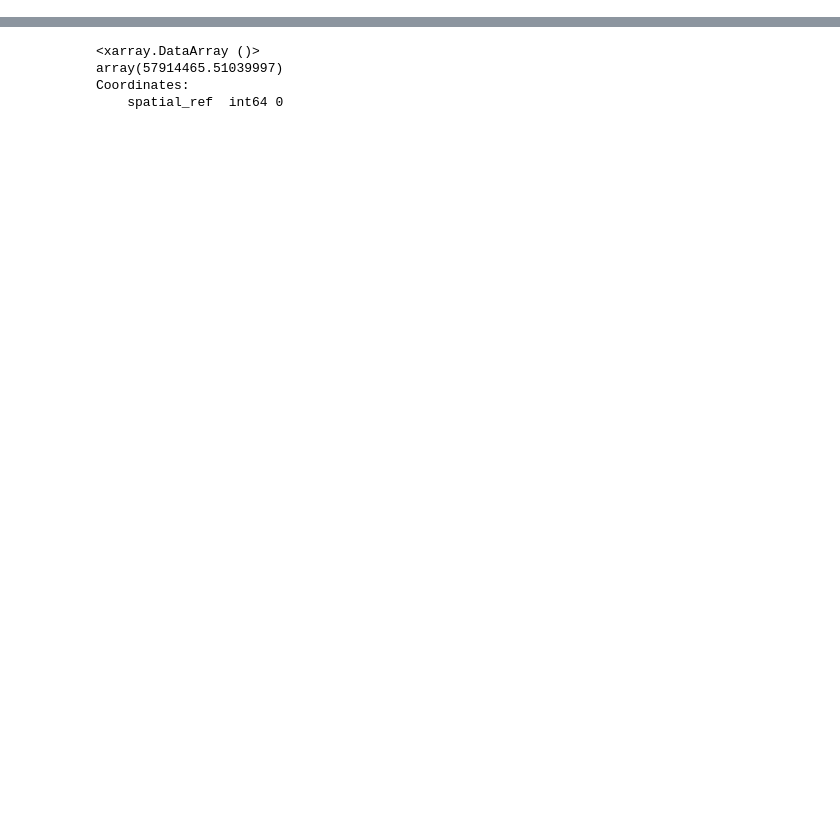
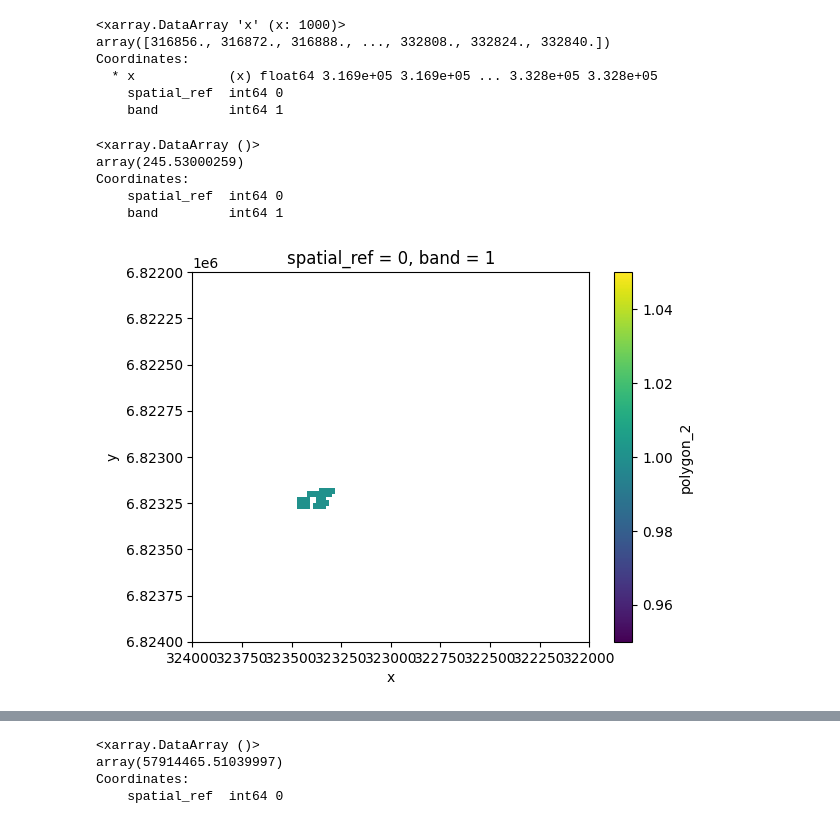
Before and after one commit to AvoinOrg/hiilikartta-data-service, a Jupyter notebook: notebooks/data.ipynb, the cells around one changed output, grey strips where cells are left out. Cells and saved outputs as stored; diff of their text form; code cells hidden in the pictures; blank space fills up the shorter version.

```diff
--- a/notebooks/data.ipynb
+++ b/notebooks/data.ipynb
@@ -159,4 +291,9 @@ asdf = await fetch_rasters_for_region(wkt=wkt, crs=3879)
 # %%
-rast = asdf[0][0]
+rows = await fetch_ground_carbon_for_region(wkt=wkt, crs=3067)
+
+rast = rows[0][0]
+
 with rio.MemoryFile(rast).open() as dataset:
-    carbon = rxr.open_rasterio(dataset)
+    ground_carbon_da = rxr.open_rasterio(dataset, masked=True)
+    ground_carbon_da.where(ground_carbon_da < 32766)
+    variables_ds["ground_carbon"] = ground_carbon_da.sel(band=1)
@@ -162,0 +320,9 @@ with rio.MemoryFile(rast).open() as dataset:
+# %%
+rows = await fetch_bio_carbon_for_region(wkt=wkt, crs=3067)
+
+rast = rows[0][0]
+
+with rio.MemoryFile(rast).open() as dataset:
+    bio_carbon_da = rxr.open_rasterio(dataset, masked=True)
+    bio_carbon_da.where(bio_carbon_da < 32766)
+    variables_ds["bio_carbon"] = bio_carbon_da.sel(band=1)
@@ -190,0 +426,19 @@ Attributes:
+# %%
+# Rasterize this polygon to match the shape and coordinates of the xarray dataset
+
+# Define the transform from dataset coordinates to the image
+transform = rio.transform.from_bounds(min(variables_ds.x),
+                                          min(variables_ds.y),
+                                          max(variables_ds.x),
+                                          max(variables_ds.y),
+                                          variables_ds.dims['x'],
+                                          variables_ds.dims['y'])
+
+# Use the geometry_mask function from rasterio to rasterize the polygon
+mask = rio.features.geometry_mask(zone.iloc[[0]].geometry, transform=transform, invert=True,
+                     out_shape=(len(variables_ds.y), len(variables_ds.x)))
+
+# Cast the mask (a numpy ndarray) into xarray DataArray
+dataarray = xr.DataArray(mask, coords=variables_ds.coords, dims=['y', 'x'])
+
+print(dataarray)
@@ -190,0 +627,25 @@ Attributes:
+# %%
+variables_ds["bio_carbon"].x
+# %% [output]
+<xarray.DataArray 'x' (x: 1000)>
+array([316856., 316872., 316888., ..., 332808., 332824., 332840.])
+Coordinates:
+  * x            (x) float64 3.169e+05 3.169e+05 ... 3.328e+05 3.328e+05
+    spatial_ref  int64 0
+    band         int64 1
+# %%
+adjusted_da = data_arrays[0].interp(y=variables_ds.y, x=variables_ds.x)
+(adjusted_da * variables_ds["bio_carbon"]).sum(skipna=True)
+# %% [output]
+<xarray.DataArray ()>
+array(245.53000259)
+Coordinates:
+    spatial_ref  int64 0
+    band         int64 1
+# %%
+adjusted_da.plot()
+plt.ylim(6.824 * 1e6, 6.822 * 1e6)  # The order is reversed since y-coordinates are typically plotted from top to bottom
+plt.xlim(324000, 322000)
+plt.show()
+# %% [output]
+[figure, added]
```
Also changed, not shown: parts of 59 cells of this notebook.
